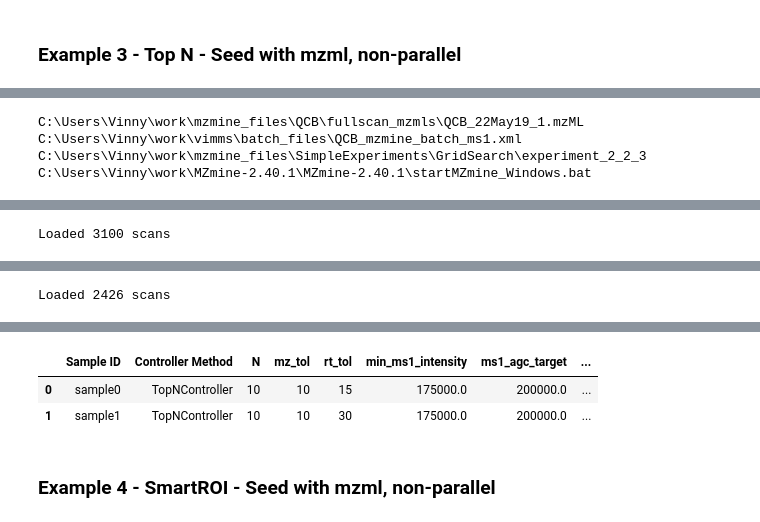
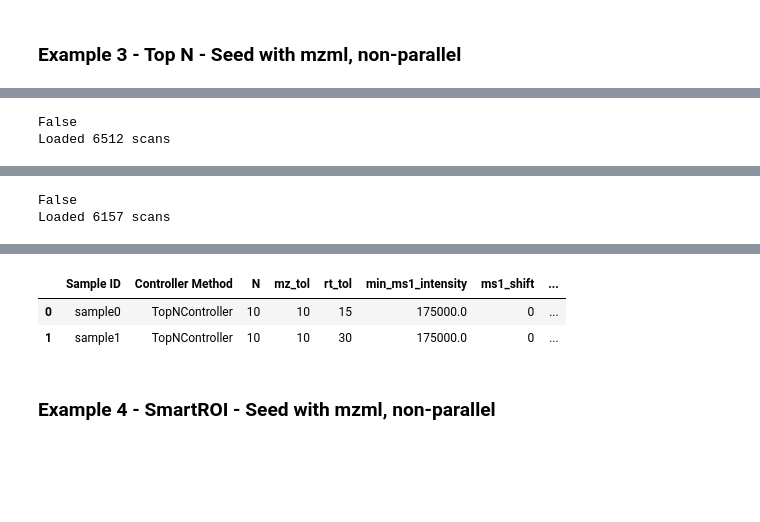
Before and after one commit to glasgowcompbio/vimms, a Jupyter notebook: demo/03. MultiSampleMethods/02. Grid Search.ipynb, the cells around one changed output, grey strips where cells are left out. Saved outputs shown, nothing was run; the diff lists cells and outputs as text; code cells hidden in the pictures; blank space fills up the shorter version.

```diff
--- a/demo/03. MultiSampleMethods/02. Grid Search.ipynb
+++ b/demo/03. MultiSampleMethods/02. Grid Search.ipynb
@@ -150,6 +155,6 @@ output_dir = os.path.join(experiment_dir, 'grid_search_example_3')
 parallel = False
 # %%
 vsm = VimmsSequenceManager(None, evaluation_methods, output_dir, progress_bar=True, ms1_picked_peaks_file=None, mzmine_command=mzmine_command)
-gs = GridSearchExperiment(vsm, 'TopNController', mass_spec_params, None, topn_variable_params_dict, controller_params, mzml_file, MZML2CHEMS_DICT=MZML2CHEMS_DICT, ps=ps, parallel=parallel)
+gs = GridSearchExperiment(vsm, 'TopNController', mass_spec_params, None, topn_variable_params_dict, controller_params, mzml_file, ps=ps, parallel=parallel)
 gs.results
 # %% [output]
@@ -161,4 +170,2 @@ gs.results
-C:\Users\Vinny\work\mzmine_files\QCB\fullscan_mzmls\QCB_22May19_1.mzML
-C:\Users\Vinny\work\vimms\batch_files\QCB_mzmine_batch_ms1.xml
-C:\Users\Vinny\work\mzmine_files\SimpleExperiments\GridSearch\experiment_2_2_3
-C:\Users\Vinny\work\MZmine-2.40.1\MZmine-2.40.1\startMZmine_Windows.bat
+False
+Loaded 6512 scans
@@ -170 +178,2 @@ C:\Users\Vinny\work\MZmine-2.40.1\MZmine-2.40.1\startMZmine_Windows.bat
-Loaded 3100 scans
+False
+Loaded 6157 scans
@@ -176 +181,0 @@ Loaded 3100 scans
-Loaded 2426 scans
@@ -179,6 +182,6 @@ Loaded 2426 scans
-|  | Sample ID | Controller Method | N | mz_tol | rt_tol | min_ms1_intensity | ms1_agc_target | ... |
-| 0 | sample0 | TopNController | 10 | 10 | 15 | 175000.0 | 200000.0 | ... |
-| 1 | sample1 | TopNController | 10 | 10 | 30 | 175000.0 | 200000.0 | ... |
+|  | Sample ID | Controller Method | N | mz_tol | rt_tol | min_ms1_intensity | ms1_shift | ... |
+| 0 | sample0 | TopNController | 10 | 10 | 15 | 175000.0 | 0 | ... |
+| 1 | sample1 | TopNController | 10 | 10 | 30 | 175000.0 | 0 | ... |
 # %% [markdown]
 ### Example 4 - SmartROI - Seed with mzml, non-parallel
 # %%
```
Also changed, not shown: parts of 7 cells of this notebook, 1 other file.
